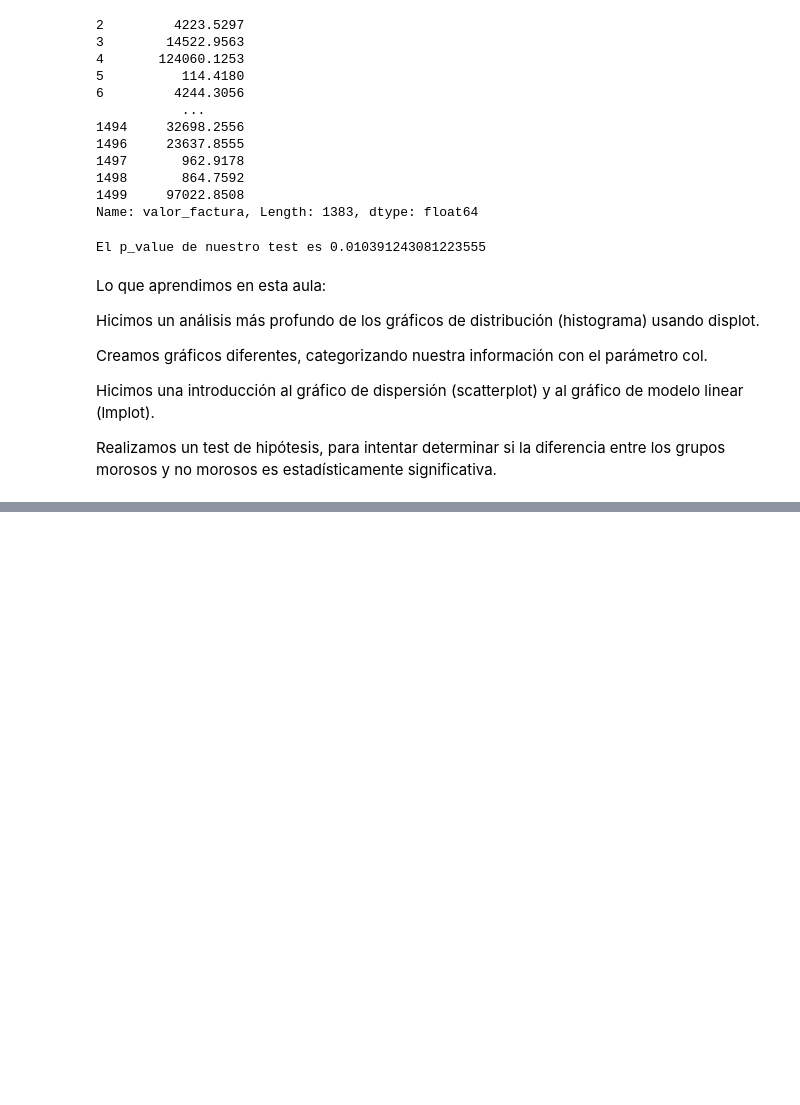
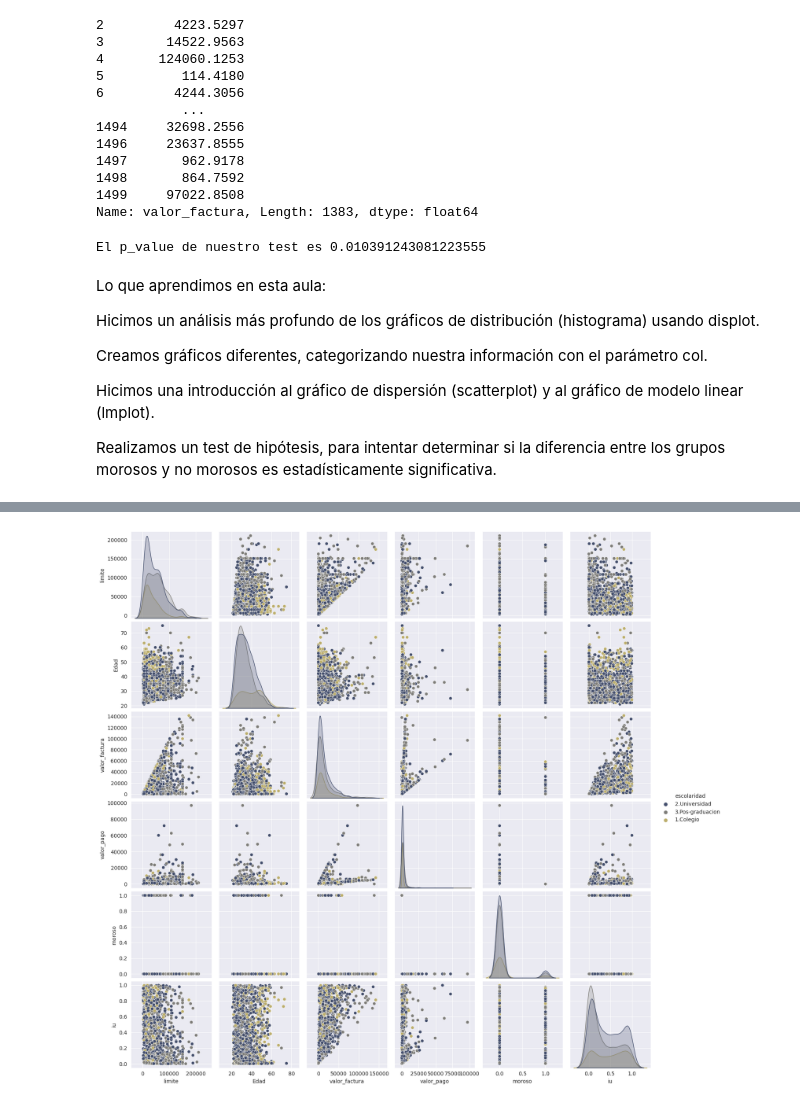
Before and after one commit to AdrianCPC/Visualizacion_datos_matplotlib_seaborn, a Jupyter notebook: Analisis__de__Datos_Seaborn.ipynb, the cells around one changed output, grey strips where cells are left out. Cells and saved outputs as stored; diff of their text form; code cells hidden in the pictures; blank space fills up the shorter version.

Commit message:
Variable_analysis_all

```diff
--- a/Analisis__de__Datos_Seaborn.ipynb
+++ b/Analisis__de__Datos_Seaborn.ipynb
@@ -450,0 +488,4 @@ Realizamos un test de hipótesis, para intentar determinar si la diferencia entr
+# %%
+sns.pairplot(data=tarjetas, hue='escolaridad', palette='cividis'); #muestra la relacion de las variables entre si
+# %% [output]
+[figure, added]
```
Also changed, not shown: parts of 7 cells of this notebook.
